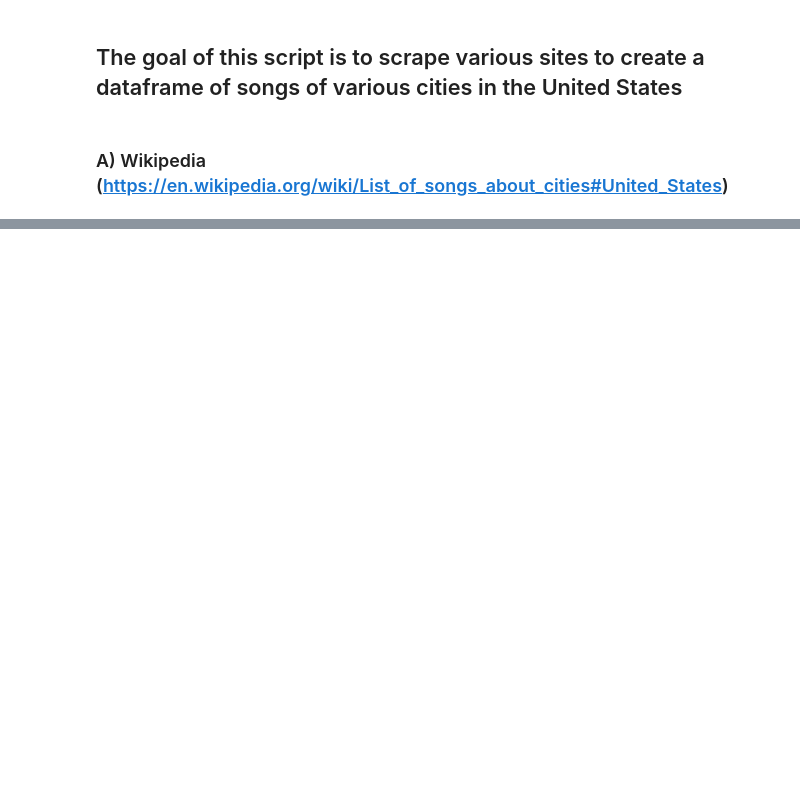
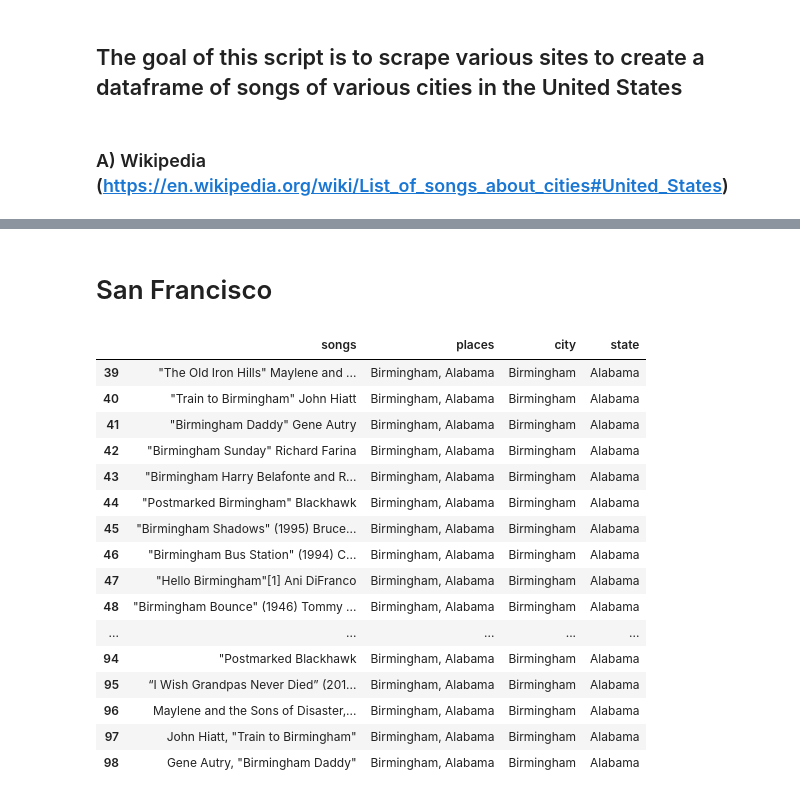
Before and after one commit to marcm97/Spotify-Road-Trip, a Jupyter notebook: scraper.ipynb, the cells around one changed output, grey strips where cells are left out. Saved outputs shown, nothing was run; the diff lists cells and outputs as text; code cells hidden in the pictures; blank space fills up the shorter version.

Commit message:
scraped more songs, need to clean up code, improve querying

```diff
--- a/scraper.ipynb
+++ b/scraper.ipynb
@@ -72,0 +127,40 @@ Name: state, dtype: int64
+# %%
+site = "https://en.wikipedia.org/wiki/List_of_songs_about_Portland,_Oregon"
+places,songs = scrape_songs_from_individual_cities(site,0,-67,places,songs,"Portland, Oregon")
+# %% [markdown]
+# San Francisco
+# %%
+response = get("https://en.wikipedia.org/wiki/List_of_songs_about_California#San_Francisco_and_the_Bay_Area")
+html_soup = BeautifulSoup(response.text, 'html.parser')
+song =html_soup.find_all("tr")
+for i in song[1:]:
+    #print(i.text.split("\n")[1] +" - "+ i.text.split("\n")[2])
+    songs.append(i.text.split("\n")[1] +" - "+ i.text.split("\n")[2])
+    places.append("San Francisco, California")
+# %%
+individual_cities = pd.DataFrame(
+    {'songs': songs,
+     'places': places,
+    })
+# %%
+individual_cities[["city","state"]] = individual_cities["places"].str.split(",",expand=True)
+# %%
+individual_cities[individual_cities["state"].str.strip() =="Alabama"].head(60)
+# %% [output]
+|  | songs | places | city | state |
+| 39 | "The Old Iron Hills" Maylene and ... | Birmingham, Alabama | Birmingham | Alabama |
+| 40 | "Train to Birmingham" John Hiatt | Birmingham, Alabama | Birmingham | Alabama |
+| 41 | "Birmingham Daddy" Gene Autry | Birmingham, Alabama | Birmingham | Alabama |
+| 42 | "Birmingham Sunday" Richard Farina | Birmingham, Alabama | Birmingham | Alabama |
+| 43 | "Birmingham Harry Belafonte and R... | Birmingham, Alabama | Birmingham | Alabama |
+| 44 | "Postmarked Birmingham" Blackhawk | Birmingham, Alabama | Birmingham | Alabama |
+| 45 | "Birmingham Shadows" (1995) Bruce... | Birmingham, Alabama | Birmingham | Alabama |
+| 46 | "Birmingham Bus Station" (1994) C... | Birmingham, Alabama | Birmingham | Alabama |
+| 47 | "Hello Birmingham"[1] Ani DiFranco | Birmingham, Alabama | Birmingham | Alabama |
+| 48 | "Birmingham Bounce" (1946) Tommy ... | Birmingham, Alabama | Birmingham | Alabama |
+| ... | ... | ... | ... | ... |
+| 94 | "Postmarked Blackhawk | Birmingham, Alabama | Birmingham | Alabama |
+| 95 | “I Wish Grandpas Never Died” (201... | Birmingham, Alabama | Birmingham | Alabama |
+| 96 | Maylene and the Sons of Disaster,... | Birmingham, Alabama | Birmingham | Alabama |
+| 97 | John Hiatt, "Train to Birmingham" | Birmingham, Alabama | Birmingham | Alabama |
+| 98 | Gene Autry, "Birmingham Daddy" | Birmingham, Alabama | Birmingham | Alabama |
```
Also changed, not shown: parts of 43 cells of this notebook, 1 other file.
